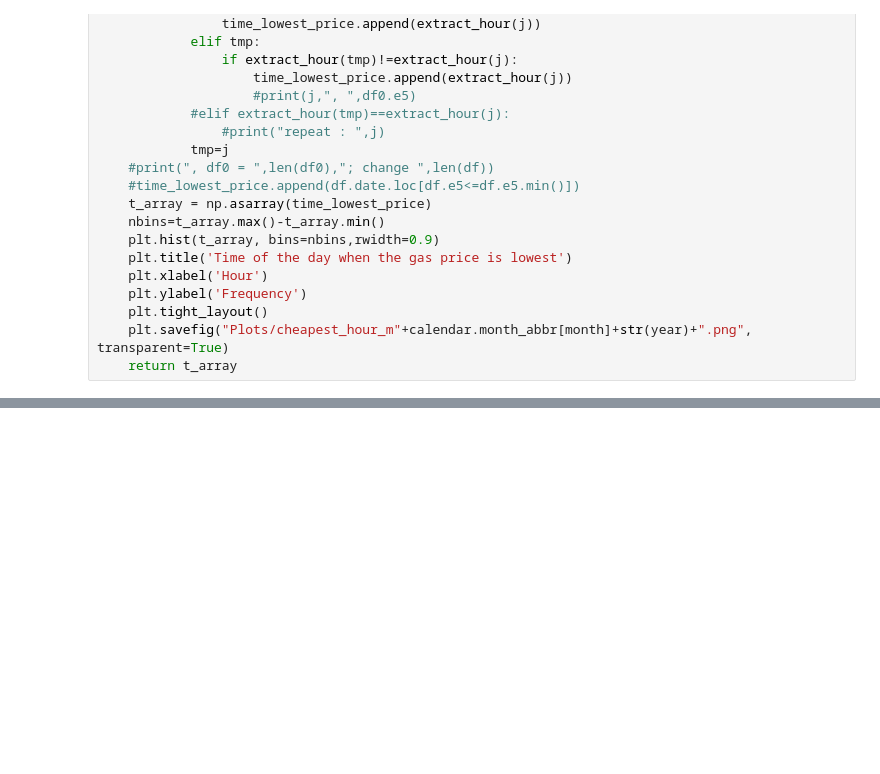
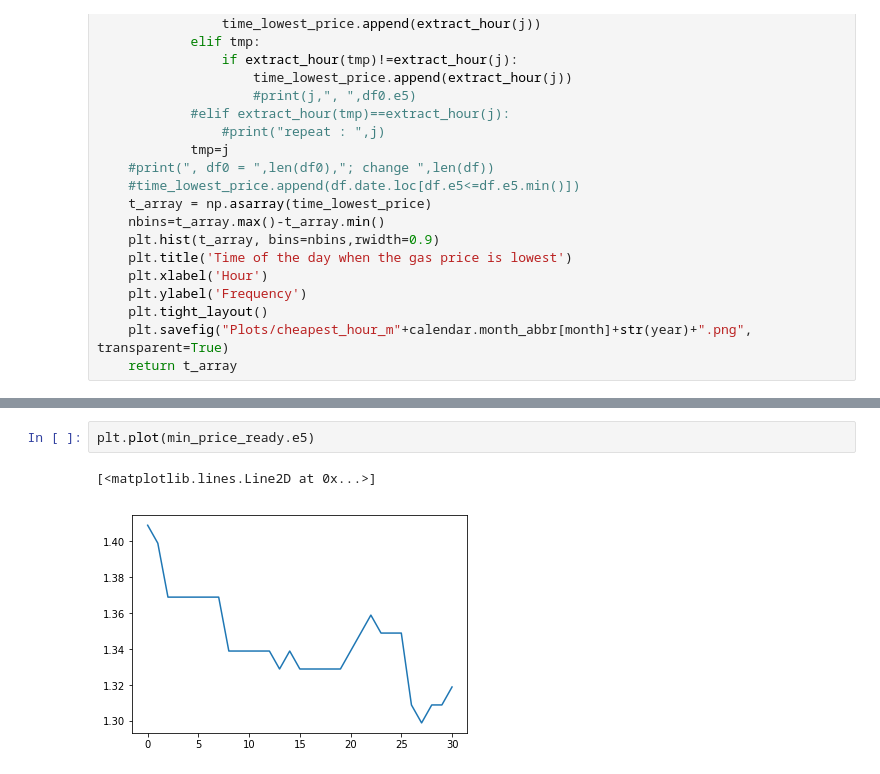
Before and after one commit to grevtsovkirill/GasAnalysis, a Jupyter notebook: GasAnalysis.ipynb, the cells around one changed output, grey strips where cells are left out. Saved outputs shown, nothing was run; the diff lists cells and outputs as text; blank space fills up the shorter version.

```diff
--- a/GasAnalysis.ipynb
+++ b/GasAnalysis.ipynb
@@ -281,0 +449,5 @@ t_array=get_lowprice_time(merged_data)
+# %%
+plt.plot(min_price_ready.e5)
+# %% [output]
+[<matplotlib.lines.Line2D at 0x...>]
+[figure, added]
```
Also changed, not shown: parts of 49 cells of this notebook.
